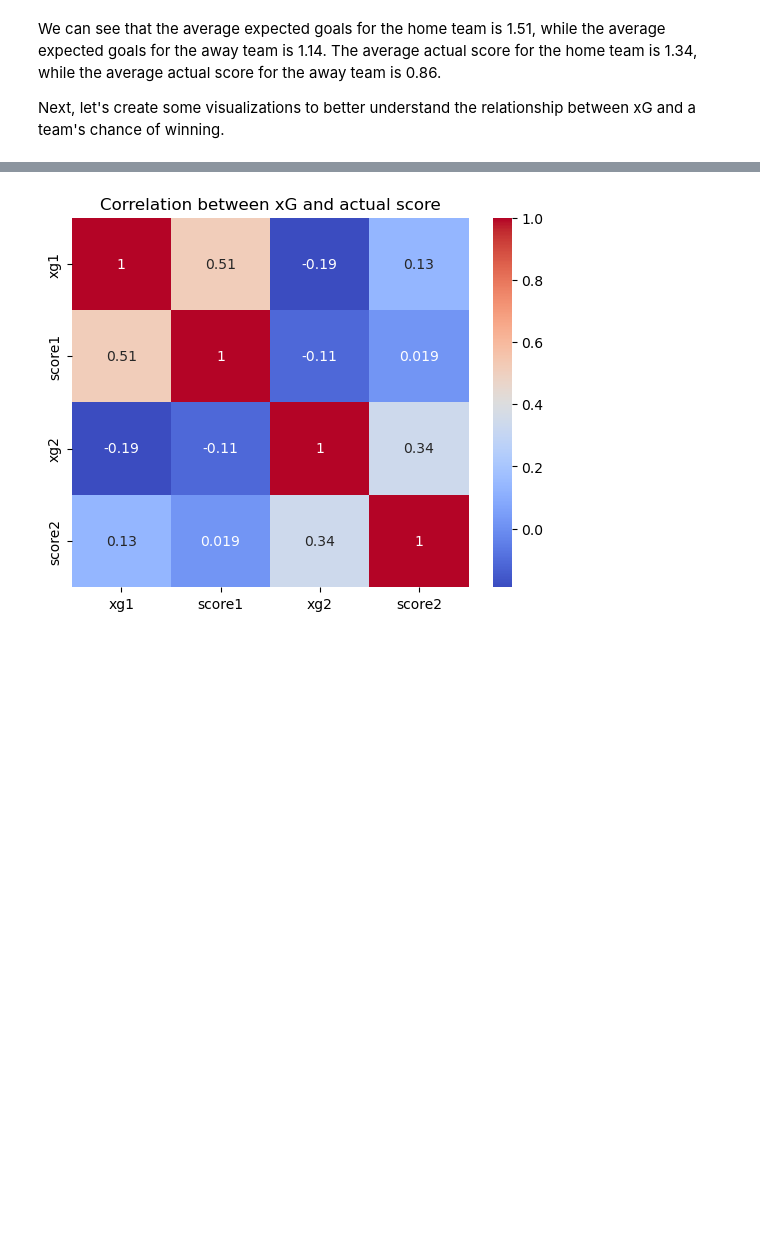
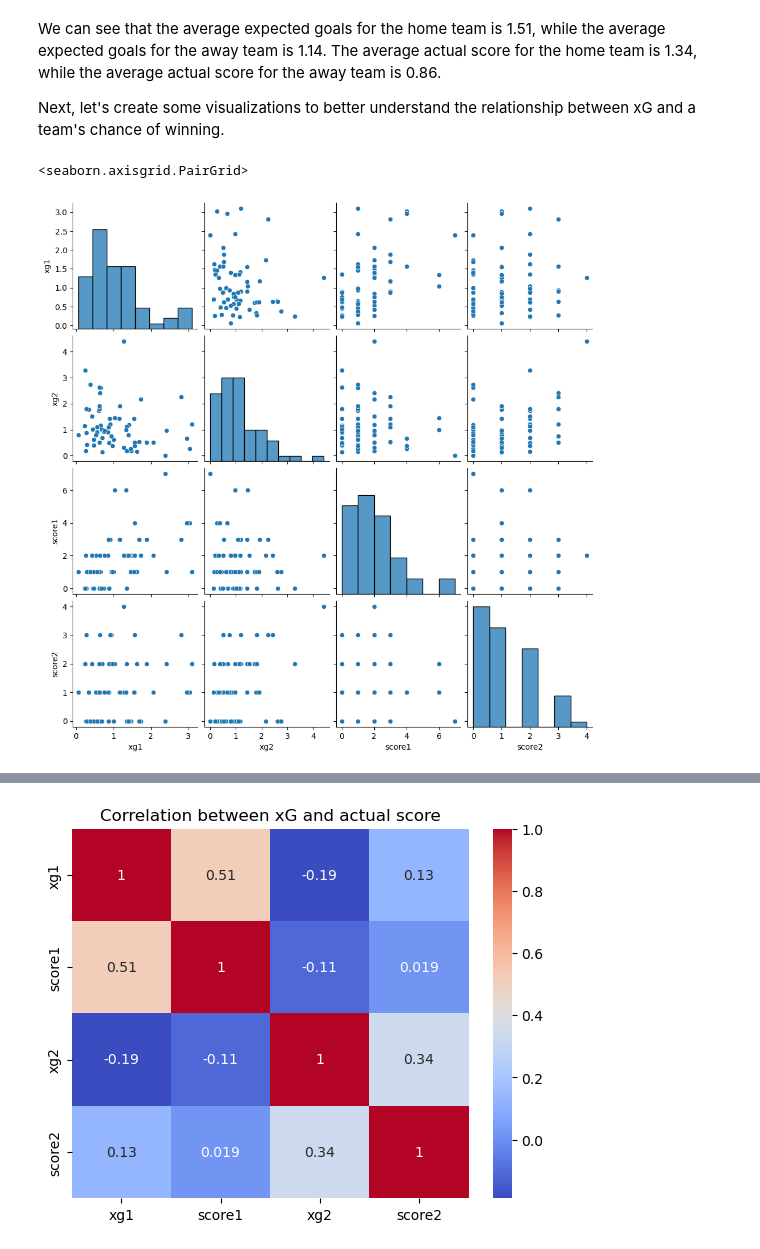
Before and after one commit to ubco-W2022T2-data301/project-group-group41, a Jupyter notebook: analysis/analysis3_Tony_Ngo.ipynb, the cells around one changed output, grey strips where cells are left out. Saved outputs shown, nothing was run; the diff lists cells and outputs as text; code cells hidden in the pictures; blank space fills up the shorter version.

```diff
--- a/analysis/analysis3_Tony_Ngo.ipynb
+++ b/analysis/analysis3_Tony_Ngo.ipynb
@@ -90,3 +90,14 @@ max     3.100000   4.410000   7.000000   4.000000
 We can see that the average expected goals for the home team is 1.51, while the average expected goals for the away team is 1.14. The average actual score for the home team is 1.34, while the average actual score for the away team is 0.86.
 
 Next, let's create some visualizations to better understand the relationship between xG and a team's chance of winning.
+# %%
+import seaborn as sns
+
+# Select relevant columns
+df_use = df[['team1', 'team2', 'xg1', 'xg2', 'score1', 'score2']]
+
+# Create pair plot
+sns.pairplot(df_use)
+# %% [output]
+<seaborn.axisgrid.PairGrid>
+[figure, added]
```
Also changed, not shown: parts of 6 cells of this notebook, 1 other file.
